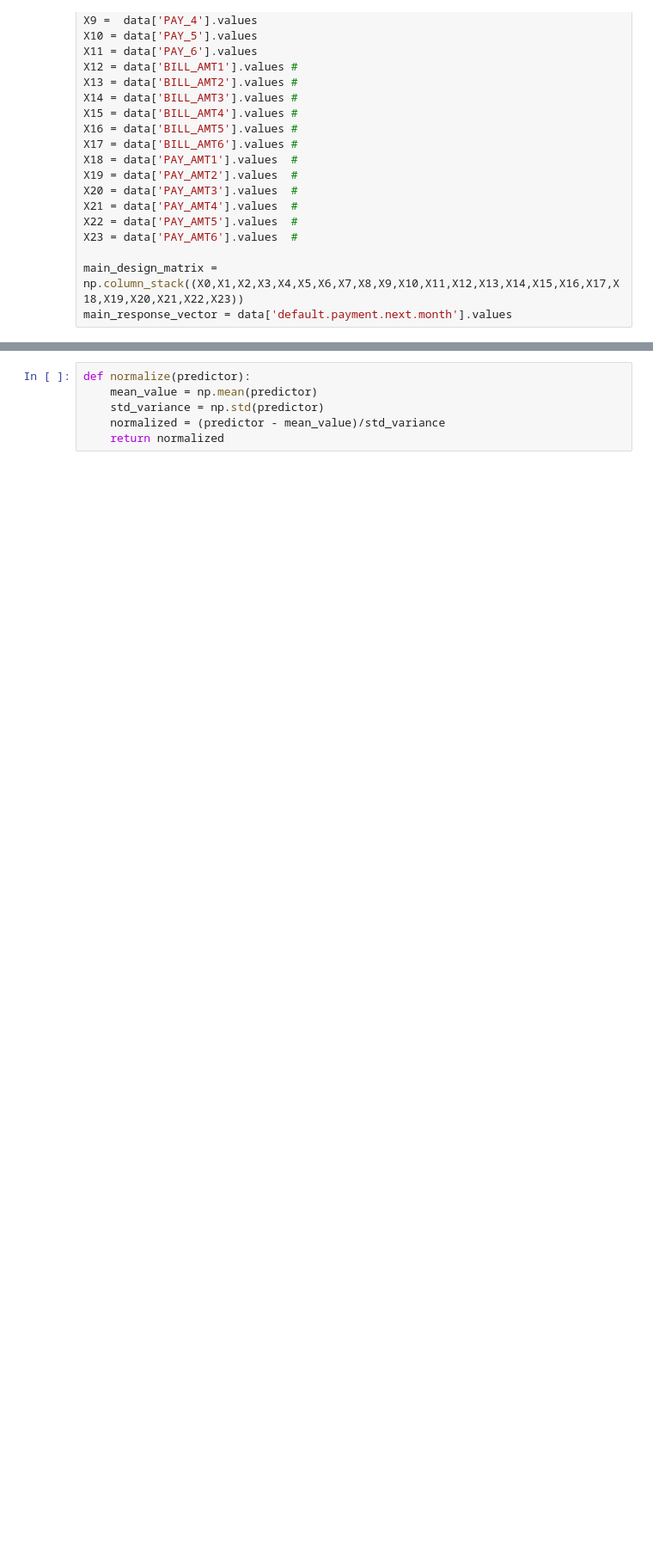
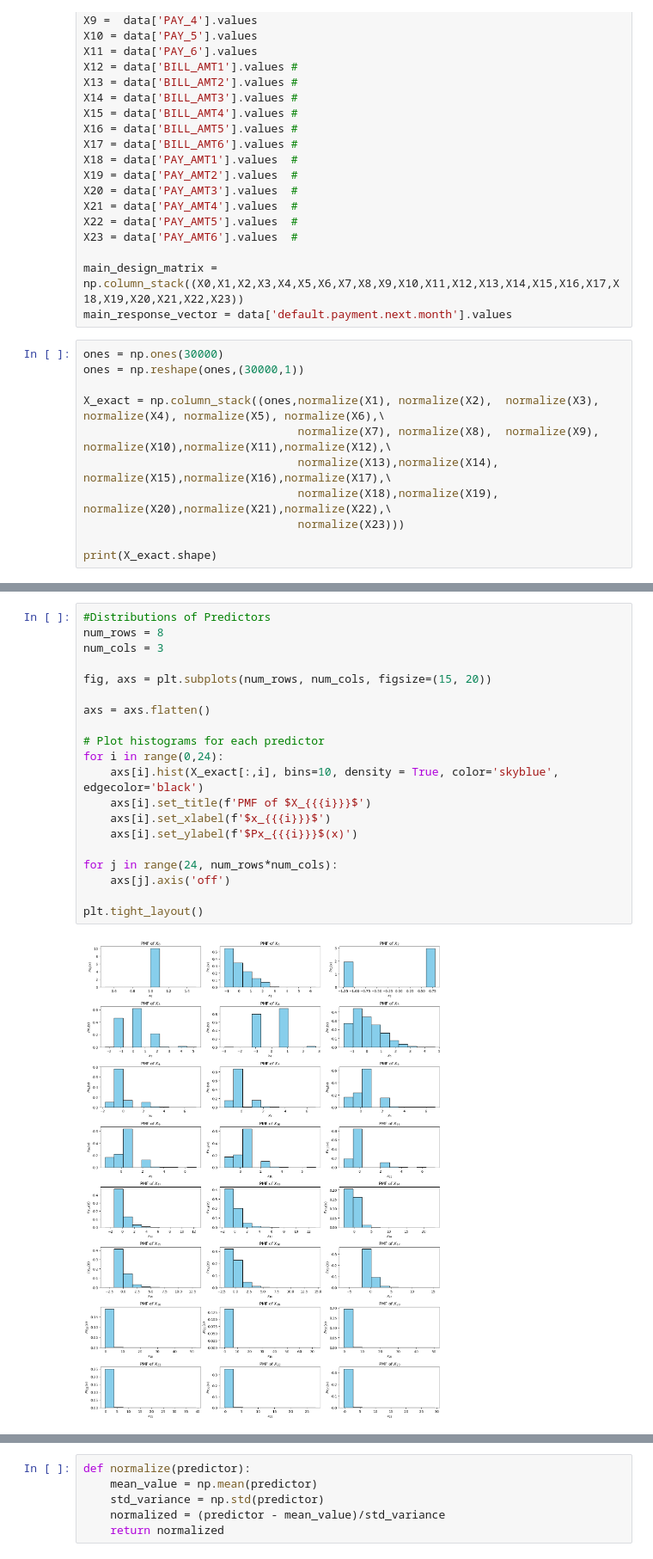
Before and after one commit to metepv/Credit-Card-Default-Project, a Jupyter notebook: LR.ipynb, the cells around one changed output, grey strips where cells are left out. Shown at 86% size. Cells and saved outputs as stored; diff of their text form; blank space fills up the shorter version.

Commit message:
graphs

```diff
--- a/LR.ipynb
+++ b/LR.ipynb
@@ -71,3 +72,14 @@ X23 = data['PAY_AMT6'].values  #
 
 main_design_matrix = np.column_stack((X0,X1,X2,X3,X4,X5,X6,X7,X8,X9,X10,X11,X12,X13,X14,X15,X16,X17,X18,X19,X20,X21,X22,X23))
 main_response_vector = data['default.payment.next.month'].values
+# %%
+ones = np.ones(30000)
+ones = np.reshape(ones,(30000,1))
+
+X_exact = np.column_stack((ones,normalize(X1), normalize(X2),  normalize(X3), normalize(X4), normalize(X5), normalize(X6),\
+                                normalize(X7), normalize(X8),  normalize(X9), normalize(X10),normalize(X11),normalize(X12),\
+                                normalize(X13),normalize(X14), normalize(X15),normalize(X16),normalize(X17),\
+                                normalize(X18),normalize(X19), normalize(X20),normalize(X21),normalize(X22),\
+                                normalize(X23)))
+
+print(X_exact.shape)
@@ -73,0 +94,22 @@ main_response_vector = data['default.payment.next.month'].values
+# %%
+#Distributions of Predictors
+num_rows = 8
+num_cols = 3
+
+fig, axs = plt.subplots(num_rows, num_cols, figsize=(15, 20))
+
+axs = axs.flatten()
+
+# Plot histograms for each predictor
+for i in range(0,24):
+    axs[i].hist(X_exact[:,i], bins=10, density = True, color='skyblue', edgecolor='black')
+    axs[i].set_title(f'PMF of $X_{{{i}}}$')
+    axs[i].set_xlabel(f'$x_{{{i}}}$')
+    axs[i].set_ylabel(f'$Px_{{{i}}}$(x)')
+
+for j in range(24, num_rows*num_cols):
+    axs[j].axis('off')
+
+plt.tight_layout()
+# %% [output]
+[figure, new version]
```
Also changed, not shown: parts of 17 cells of this notebook.
